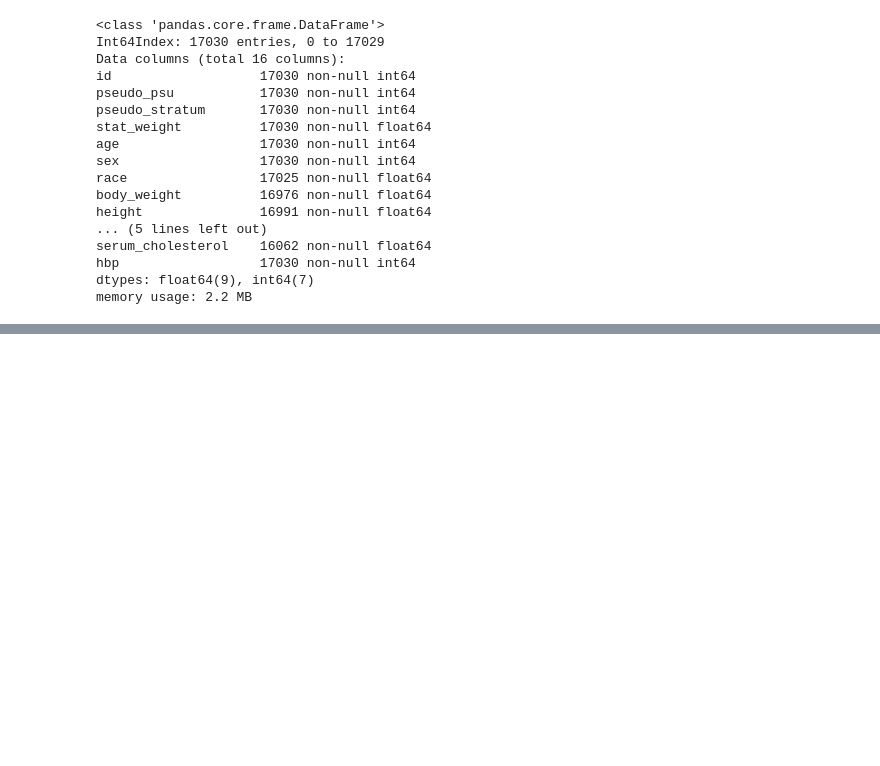
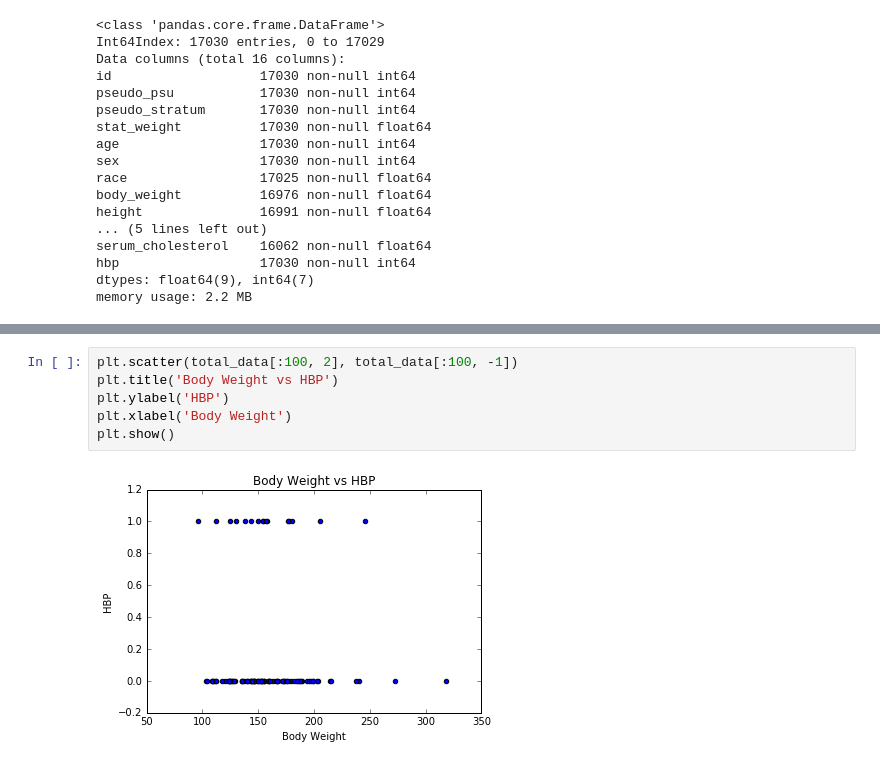
Before and after one commit to febielgiva/High-Blood-Pressure-Predictor-Machine-Learning, a Jupyter notebook: Hypertension Predictor.ipynb, the cells around one changed output, grey strips where cells are left out. Saved outputs shown, nothing was run; the diff lists cells and outputs as text; blank space fills up the shorter version.

```diff
--- a/Hypertension Predictor.ipynb
+++ b/Hypertension Predictor.ipynb
@@ -195,0 +341,8 @@ Name: smoking, dtype: float64>
+# %%
+plt.scatter(total_data[:100, 2], total_data[:100, -1])
+plt.title('Body Weight vs HBP')
+plt.ylabel('HBP')
+plt.xlabel('Body Weight')
+plt.show()
+# %% [output]
+[figure, added]
```
Also changed, not shown: parts of 98 cells of this notebook, 2 other files.
